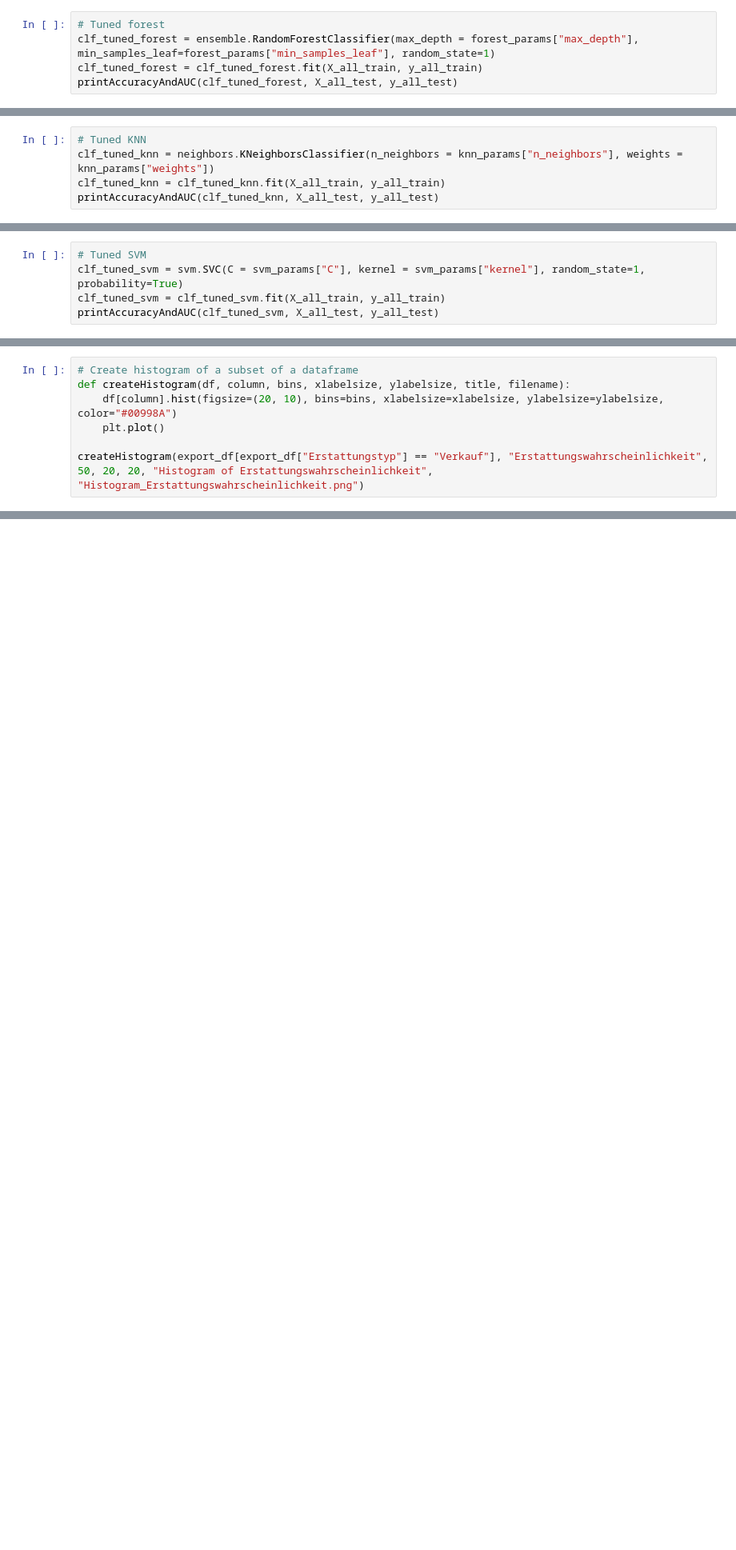
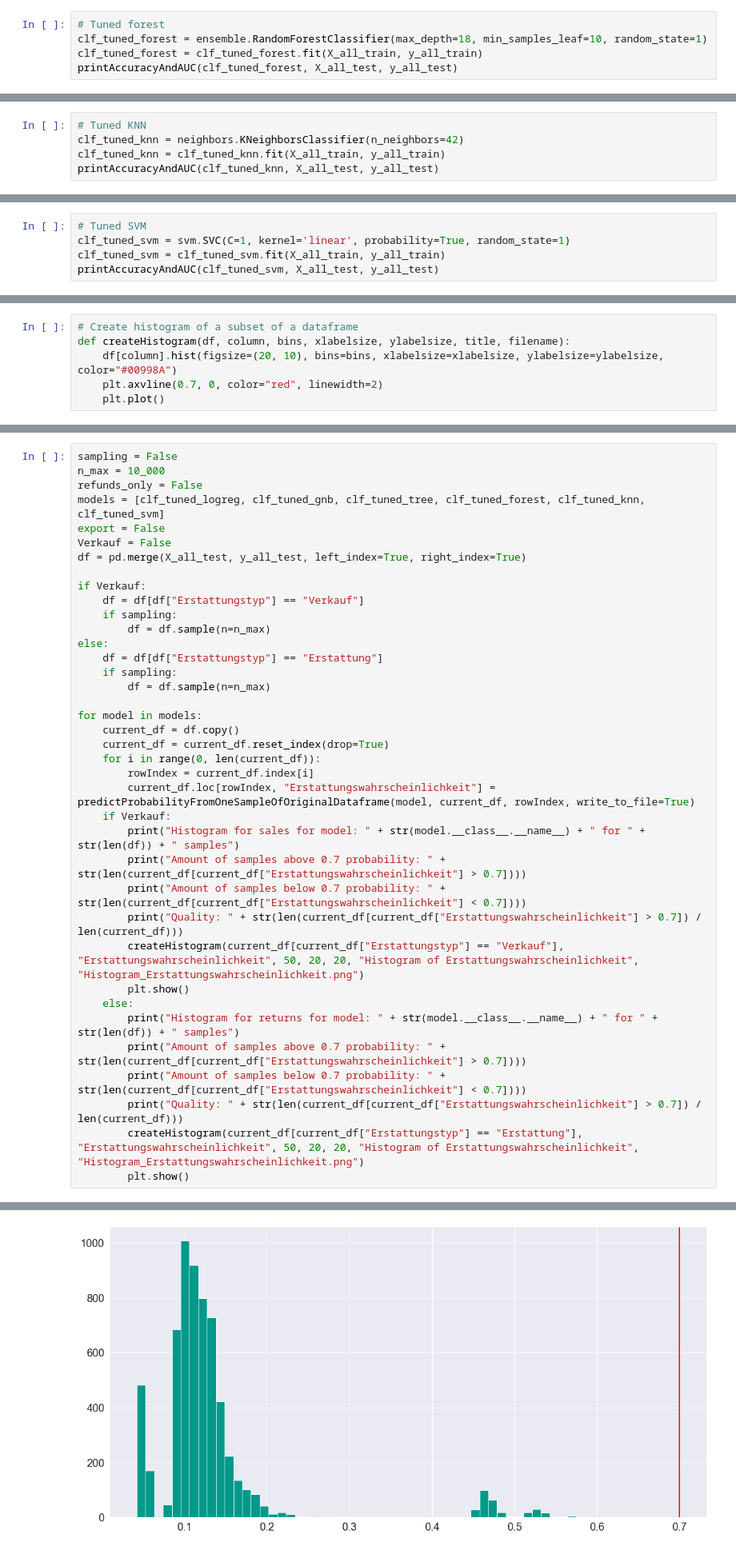
Before and after one commit to daniel-knape/Anwendungsfelder_Business_Analytics, a Jupyter notebook: notepads/Analysis.ipynb, the cells around one changed output, grey strips where cells are left out. Shown at 80% size. Drawn from its saved outputs; the diff is of its cells as text; blank space fills up the shorter version.

```diff
--- a/notepads/Analysis.ipynb
+++ b/notepads/Analysis.ipynb
@@ -409,7 +349,7 @@ Fitting 5 folds for each of 290 candidates, totalling 1450 fits
 0.7591100956712129
 # %%
 # Tuned forest
-clf_tuned_forest = ensemble.RandomForestClassifier(max_depth = forest_params["max_depth"], min_samples_leaf=forest_params["min_samples_leaf"], random_state=1)
+clf_tuned_forest = ensemble.RandomForestClassifier(max_depth=18, min_samples_leaf=10, random_state=1)
 clf_tuned_forest = clf_tuned_forest.fit(X_all_train, y_all_train)
 printAccuracyAndAUC(clf_tuned_forest, X_all_test, y_all_test)
 # %% [output]
@@ -434,7 +374,7 @@ Fitting 5 folds for each of 98 candidates, totalling 490 fits
 0.6534338120820349
 # %%
 # Tuned KNN
-clf_tuned_knn = neighbors.KNeighborsClassifier(n_neighbors = knn_params["n_neighbors"], weights = knn_params["weights"])
+clf_tuned_knn = neighbors.KNeighborsClassifier(n_neighbors=42)
 clf_tuned_knn = clf_tuned_knn.fit(X_all_train, y_all_train)
 printAccuracyAndAUC(clf_tuned_knn, X_all_test, y_all_test)
 # %% [output]
@@ -459,7 +399,7 @@ Fitting 5 folds for each of 10 candidates, totalling 50 fits
 0.539977511385652
 # %%
 # Tuned SVM
-clf_tuned_svm = svm.SVC(C = svm_params["C"], kernel = svm_params["kernel"], random_state=1, probability=True)
+clf_tuned_svm = svm.SVC(C=1, kernel='linear', probability=True, random_state=1)
 clf_tuned_svm = clf_tuned_svm.fit(X_all_train, y_all_train)
 printAccuracyAndAUC(clf_tuned_svm, X_all_test, y_all_test)
 # %% [output]
@@ -535,6 +445,5 @@ export_df.to_excel("clf_tuned_forest.xlsx", sheet_name=sheet_name)
 # Create histogram of a subset of a dataframe
 def createHistogram(df, column, bins, xlabelsize, ylabelsize, title, filename):
     df[column].hist(figsize=(20, 10), bins=bins, xlabelsize=xlabelsize, ylabelsize=ylabelsize, color="#00998A")
+    plt.axvline(0.7, 0, color="red", linewidth=2)
     plt.plot()
-
-createHistogram(export_df[export_df["Erstattungstyp"] == "Verkauf"], "Erstattungswahrscheinlichkeit", 50, 20, 20, "Histogram of Erstattungswahrscheinlichkeit", "Histogram_Erstattungswahrscheinlichkeit.png")
@@ -546,0 +450,39 @@ createHistogram(export_df[export_df["Erstattungstyp"] == "Erstattung"], "Erstatt
+# %%
+sampling = False
+n_max = 10_000
+refunds_only = False
+models = [clf_tuned_logreg, clf_tuned_gnb, clf_tuned_tree, clf_tuned_forest, clf_tuned_knn, clf_tuned_svm]
+export = False
+Verkauf = False
+df = pd.merge(X_all_test, y_all_test, left_index=True, right_index=True)
+
+if Verkauf:
+    df = df[df["Erstattungstyp"] == "Verkauf"]
+    if sampling:
+        df = df.sample(n=n_max)
+else:
+    df = df[df["Erstattungstyp"] == "Erstattung"]
+    if sampling:
+        df = df.sample(n=n_max)
+
+for model in models:
+    current_df = df.copy()
+    current_df = current_df.reset_index(drop=True)
+    for i in range(0, len(current_df)):
+        rowIndex = current_df.index[i]
+        current_df.loc[rowIndex, "Erstattungswahrscheinlichkeit"] = predictProbabilityFromOneSampleOfOriginalDataframe(model, current_df, rowIndex, write_to_file=True)
+    if Verkauf:
+        print("Histogram for sales for model: " + str(model.__class__.__name__) + " for " + str(len(df)) + " samples")
+        print("Amount of samples above 0.7 probability: " + str(len(current_df[current_df["Erstattungswahrscheinlichkeit"] > 0.7])))
+        print("Amount of samples below 0.7 probability: " + str(len(current_df[current_df["Erstattungswahrscheinlichkeit"] < 0.7])))
+        print("Quality: " + str(len(current_df[current_df["Erstattungswahrscheinlichkeit"] > 0.7]) / len(current_df)))
+        createHistogram(current_df[current_df["Erstattungstyp"] == "Verkauf"], "Erstattungswahrscheinlichkeit", 50, 20, 20, "Histogram of Erstattungswahrscheinlichkeit", "Histogram_Erstattungswahrscheinlichkeit.png")
+        plt.show()
+    else:
+        print("Histogram for returns for model: " + str(model.__class__.__name__) + " for " + str(len(df)) + " samples")
+        print("Amount of samples above 0.7 probability: " + str(len(current_df[current_df["Erstattungswahrscheinlichkeit"] > 0.7])))
+        print("Amount of samples below 0.7 probability: " + str(len(current_df[current_df["Erstattungswahrscheinlichkeit"] < 0.7])))
+        print("Quality: " + str(len(current_df[current_df["Erstattungswahrscheinlichkeit"] > 0.7]) / len(current_df)))
+        createHistogram(current_df[current_df["Erstattungstyp"] == "Erstattung"], "Erstattungswahrscheinlichkeit", 50, 20, 20, "Histogram of Erstattungswahrscheinlichkeit", "Histogram_Erstattungswahrscheinlichkeit.png")
+        plt.show()
+# %% [output]
@@ -546,0 +493 @@ createHistogram(export_df[export_df["Erstattungstyp"] == "Erstattung"], "Erstatt
+[figure, added]
```
Also changed, not shown: parts of 15 cells of this notebook.
